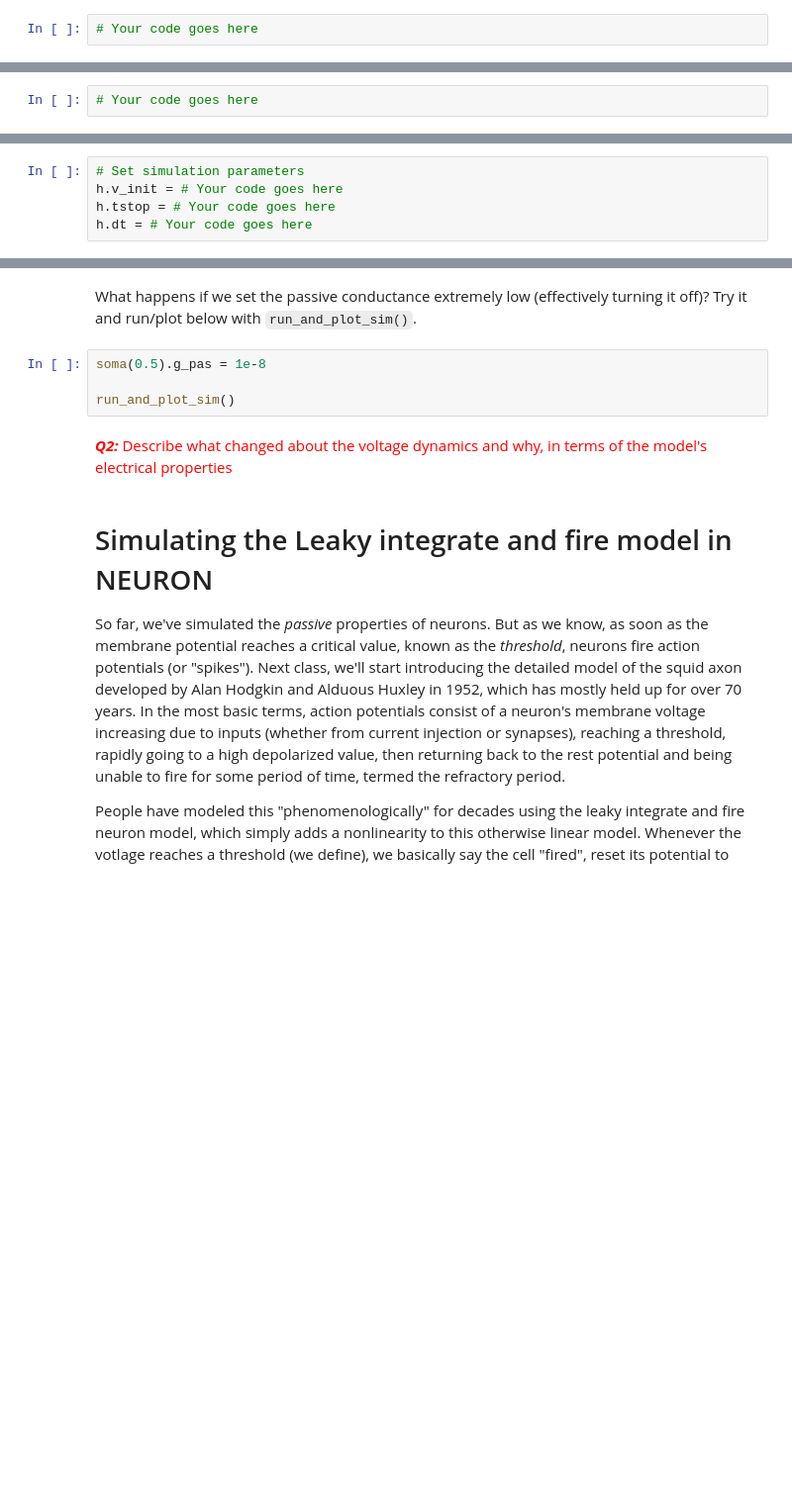
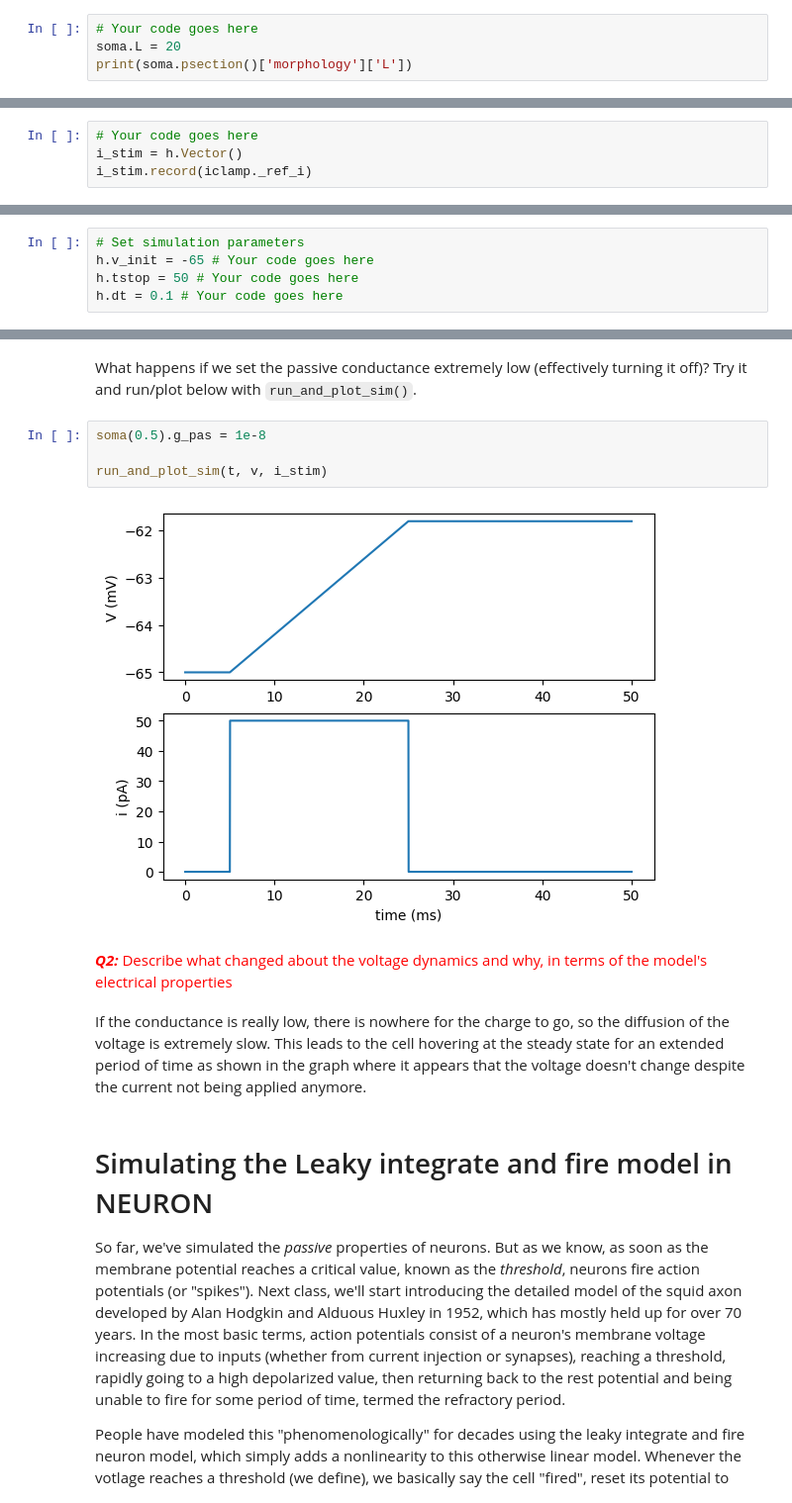
Before and after one commit to vincentyliu2001/BIO74.03-Exercises, a Jupyter notebook: CompModNervSys_exercise5.ipynb, the cells around one changed output, grey strips where cells are left out. Shown: that part at 99% size. Drawn from its saved outputs; the diff is of its cells as text; blank space fills up the shorter version.

```diff
--- a/CompModNervSys_exercise5.ipynb
+++ b/CompModNervSys_exercise5.ipynb
@@ -61,3 +91,5 @@ soma.L
 Set the soma's diameter (`diam`) and length (`L`) to $20 \mu m$. Use `psection` to check that the values have been updated.
 # %%
 # Your code goes here
+soma.L = 20
+print(soma.psection()['morphology']['L'])
@@ -211,3 +328,5 @@ t.record(h._ref_t)
 Try writing similar code to record the current delivered by our `IClamp`, which we saved to the python variable `iclamp`, below and save it in a vectort called `i_stim`.
 # %%
 # Your code goes here
+i_stim = h.Vector()
+i_stim.record(iclamp._ref_i)
@@ -219,9 +340,9 @@ Now we're almost ready to run. We just need to specify our initialization condit
 Let's use an initial voltage, set by `h.v_init` to our reversal potential, simulation duration, set by `h.tstop` to $20\; ms$, and time step, step by `h.dt` to $0.1\; ms$.
 # %%
 # Set simulation parameters
-h.v_init = # Your code goes here
-h.tstop = # Your code goes here
-h.dt = # Your code goes here
+h.v_init = -65 # Your code goes here
+h.tstop = 50 # Your code goes here
+h.dt = 0.1 # Your code goes here
 # %% [markdown]
 Okay, now we're finally ready to go. To run the simulation, we can use the `h.run()` NEURON function. The code cell below both runs the model and plots it using `matplotlib`, wrapped in a function called `run_and_plot_sim()`
 # %%
@@ -244,11 +368,15 @@ What happens if we set the passive conductance extremely low (effectively turnin
 # %%
 soma(0.5).g_pas = 1e-8
 
-run_and_plot_sim()
+run_and_plot_sim(t, v, i_stim)
+# %% [output]
+[figure, added]
 # %% [markdown]
 <span style="color:red">
 <b><i>Q2:</b></i> Describe what changed about the voltage dynamics and why, in terms of the model's electrical properties
 </span>
+# %% [markdown]
+If the conductance is really low, there is nowhere for the charge to go, so the diffusion of the voltage is extremely slow. This leads to the cell hovering at the steady state for an extended period of time as shown in the graph where it appears that the voltage doesn't change despite the current not being applied anymore.
 # %% [markdown]
 # Simulating the Leaky integrate and fire model in NEURON
 
```
Also changed, not shown: parts of 39 cells of this notebook.
